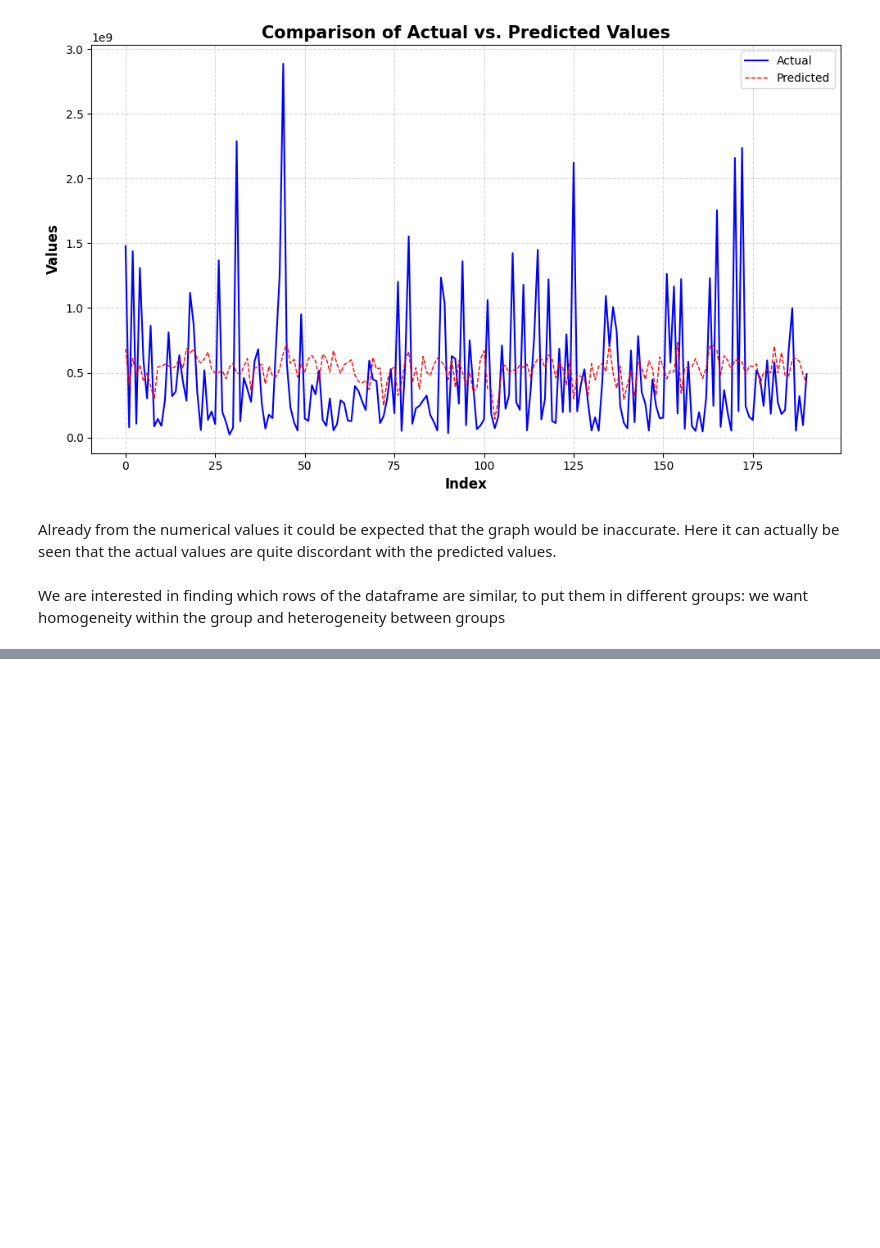
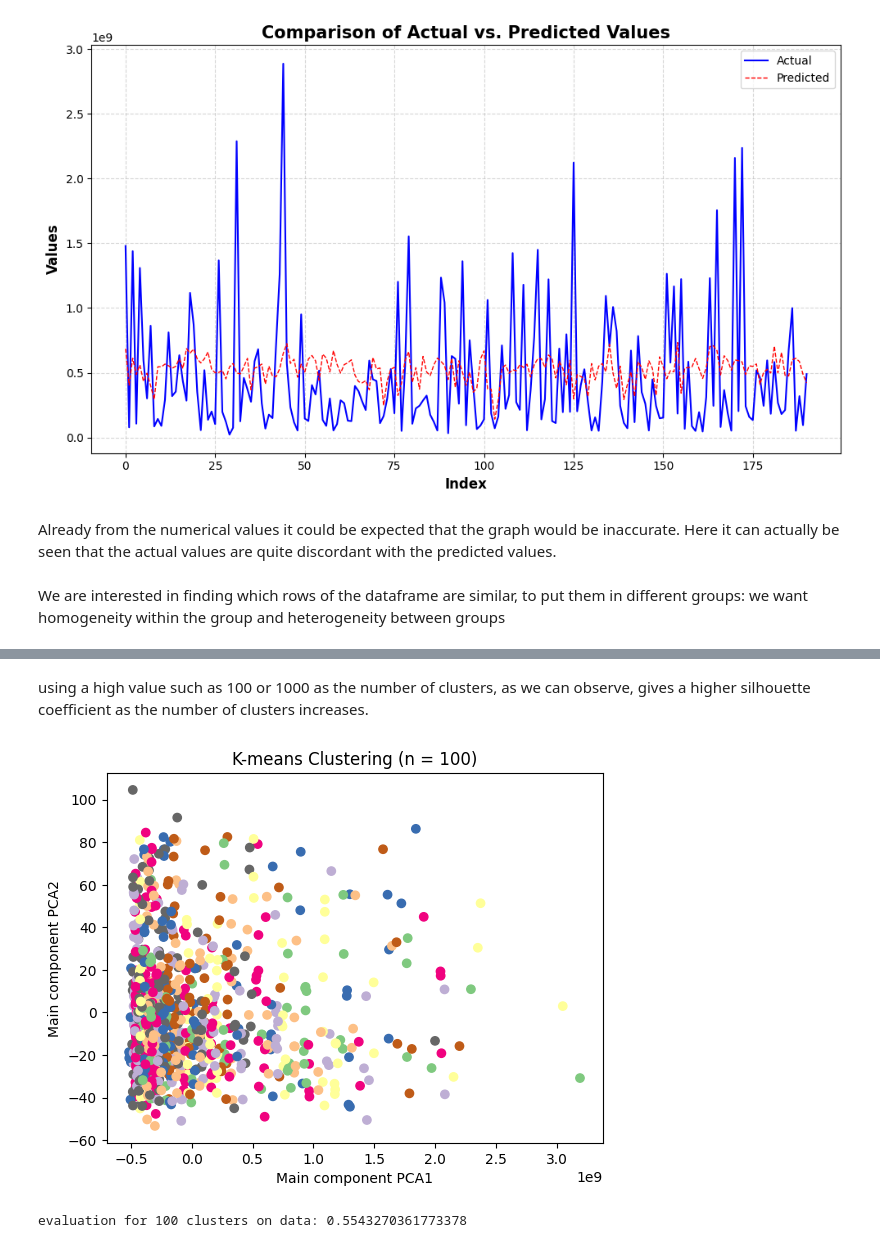
Before and after one commit to IsabellaPodavini/top_spotify_songs_2023, a Jupyter notebook: modelling.ipynb, the cells around one changed output, grey strips where cells are left out. Drawn from its saved outputs; the diff is of its cells as text; code cells hidden in the pictures; blank space fills up the shorter version.

```diff
--- a/modelling.ipynb
+++ b/modelling.ipynb
@@ -488,0 +430,19 @@ Mean Square Error (MSE):3.5852344777084934e+17
+# %% [markdown]
+using a high value such as 100 or 1000 as the number of clusters, as we can observe, gives a higher silhouette coefficient as the number of clusters increases.
+# %%
+from sklearn.cluster import KMeans
+
+kmeans_100 = KMeans(n_clusters=100, random_state=20, n_init=10)
+kmeans_100.fit(spotify_songs_copy_df)
+plt.scatter(principal_component[:, 0], principal_component[:, 1], c=kmeans_100.labels_, cmap='Accent')
+plt.xlabel('Main component PCA1')
+plt.ylabel('Main component PCA2')
+plt.title('K-means Clustering (n = 100)')
+plt.show()
+# %% [output]
+[figure, added]
+# %%
+from sklearn.metrics import silhouette_score
+print("evaluation for 100 clusters on data:", silhouette_score(spotify_songs_copy_df, kmeans_100.labels_))
+# %% [output]
+evaluation for 100 clusters on data: 0.5543270361773378
```
Also changed, not shown: parts of 51 cells of this notebook.
